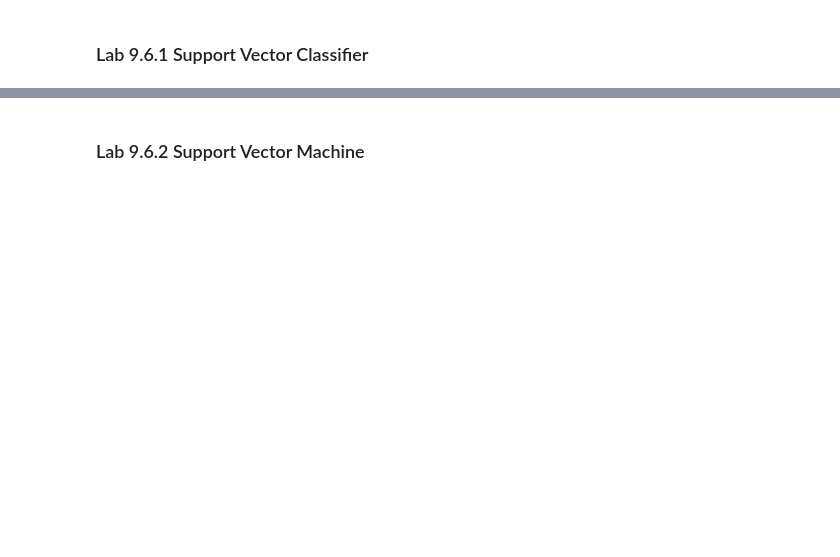
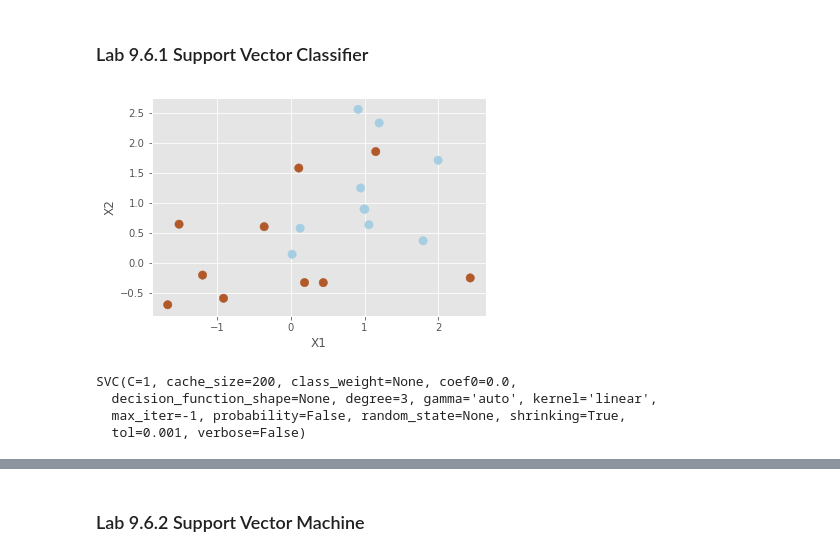
Before and after one commit to 0liu/ISLR, a Jupyter notebook: Chapter 9 Support Vector Machines.ipynb, the cells around one changed output, grey strips where cells are left out. Saved outputs shown, nothing was run; the diff lists cells and outputs as text; code cells hidden in the pictures; blank space fills up the shorter version.

```diff
--- a/Chapter 9 Support Vector Machines.ipynb
+++ b/Chapter 9 Support Vector Machines.ipynb
@@ -38,3 +59,23 @@ mpl.style.use('ggplot')
 <a id='lab-9.6.1'></a>
 # %% [markdown]
 ### Lab 9.6.1 Support Vector Classifier
+# %%
+# Generating random data: 20 observations of 2 features and divide into two classes.
+np.random.seed(5)
+X = np.random.randn(20,2)
+y = np.repeat([1,-1], 10)
+
+X[y == -1] = X[y == -1] +1
+plt.scatter(X[:,0], X[:,1], s=70, c=y, cmap=plt.cm.Paired)
+plt.xlabel('X1')
+plt.ylabel('X2');
+# %% [output]
+[figure, added]
+# %%
+svc = SVC(C=1, kernel='linear')
+svc.fit(X, y)
+# %% [output]
+SVC(C=1, cache_size=200, class_weight=None, coef0=0.0,
+  decision_function_shape=None, degree=3, gamma='auto', kernel='linear',
+  max_iter=-1, probability=False, random_state=None, shrinking=True,
+  tol=0.001, verbose=False)
```
Also changed, not shown: parts of 33 cells of this notebook.
